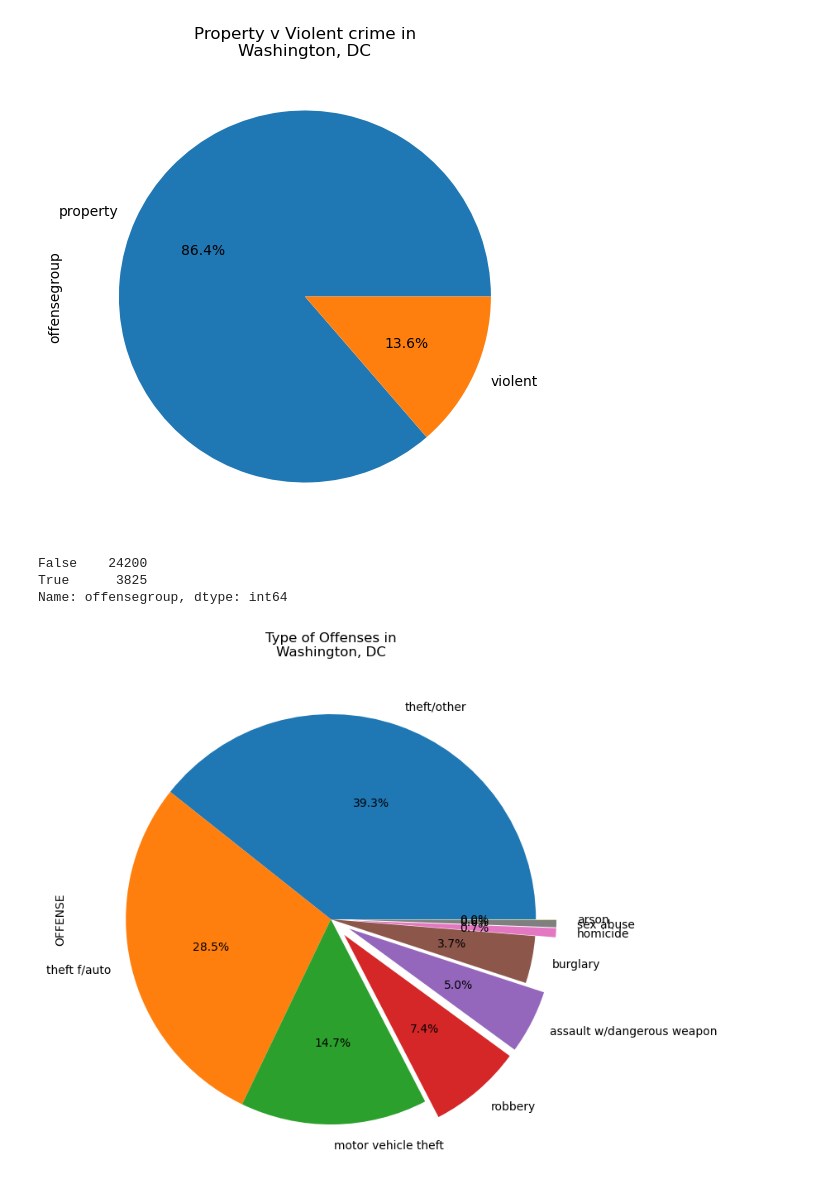
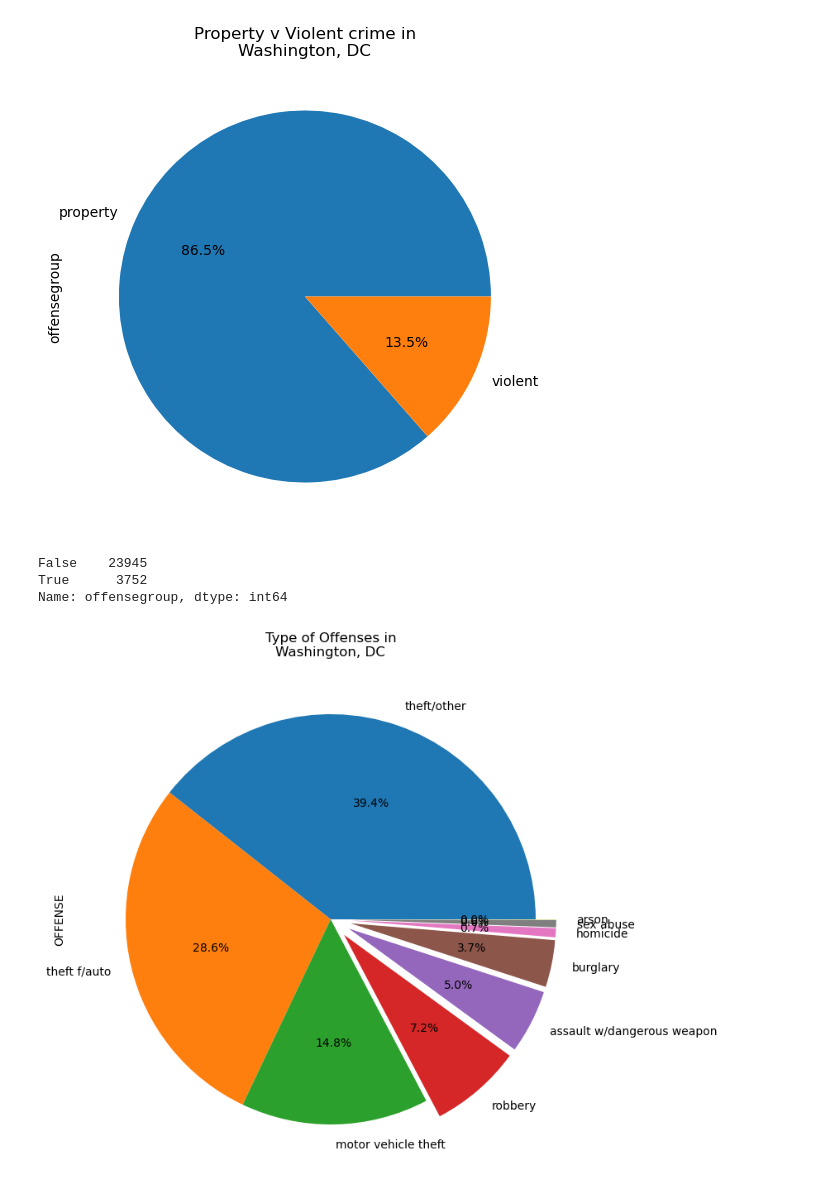
Before and after one commit to b-wild/Project_One_Group_2, a Jupyter notebook: DC_crime_analysis.ipynb, the cells around one changed output. Saved outputs shown, nothing was run; the diff lists cells and outputs as text; code cells hidden in the pictures.

Commit message:
added crime analysis and same graphs

```diff
--- a/DC_crime_analysis.ipynb
+++ b/DC_crime_analysis.ipynb
@@ -7,3 +7,6 @@ import scipy.stats as st
 from scipy.stats import linregress
 # %%
 DC_crime = pd.read_csv('Resources/clean_crime_data.csv')
+# %%
+DC_crime.pop('Unnamed: 0')
+DC_crime.head()
@@ -16,15 +26,16 @@ plt.show()
 (DC_crime['offensegroup'] == "violent").value_counts()
 # %% [output]
 [figure]
-False    24200
-True      3825
+False    23945
+True      3752
 Name: offensegroup, dtype: int64
 # %%
-explode = (0,0,0,0.1,0.1,0,0.1,0.1,0.1)
+explode = (0,0,0,0.1,0.1,0.1,0.1,0.1,0.1)
 DC_crime["OFFENSE"].value_counts().plot(kind='pie', figsize=(8,10), explode = explode, autopct="%1.1f%%")
 plt.title("""Type of Offenses in
 Washington, DC""")
 
+plt.savefig("output_crime_data/Type_of_Offenses.png")
 plt.show()
 # %% [output]
-[figure, old version]
+[figure, new version]
```
Also changed, not shown: parts of 12 cells of this notebook, 4 other files.
